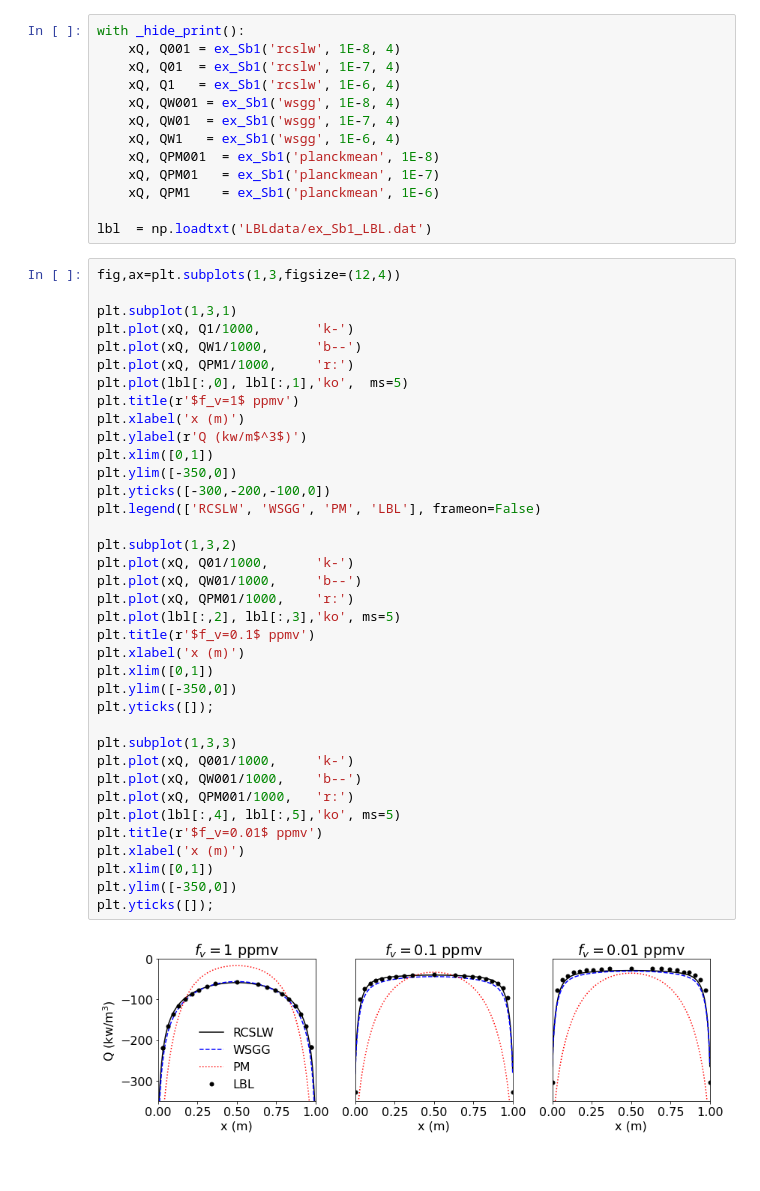
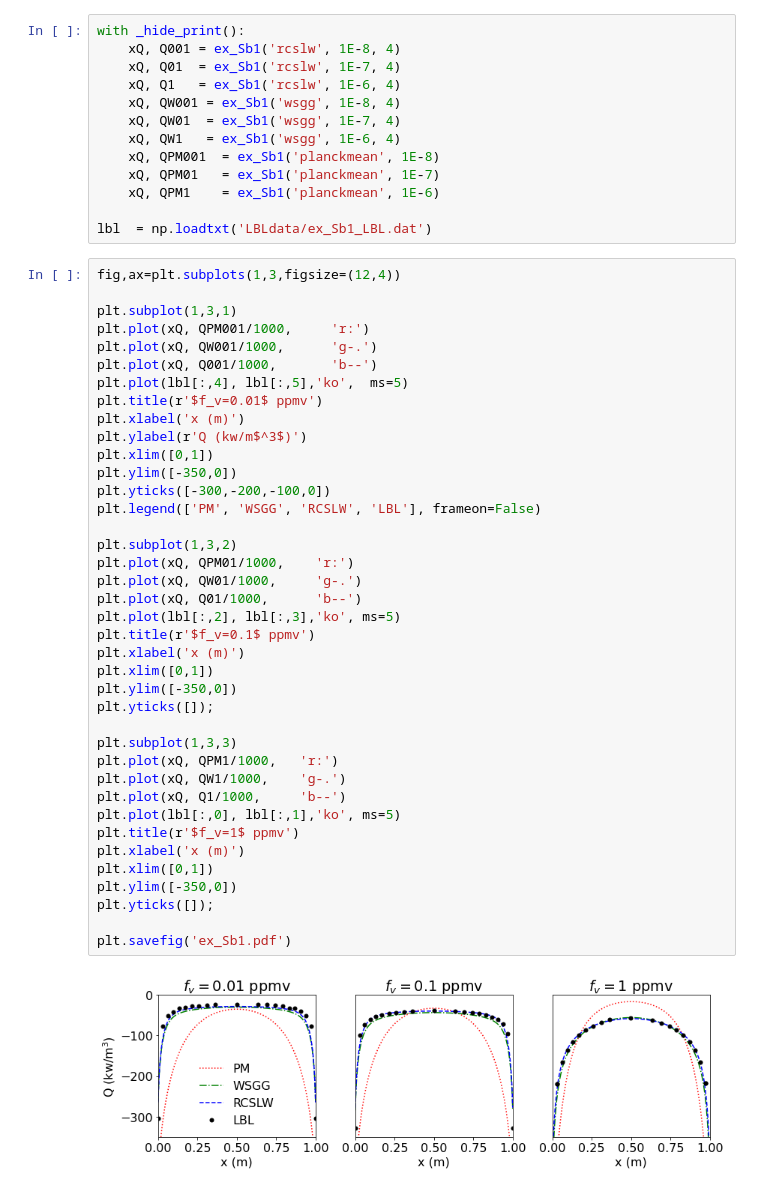
Before and after one commit to BYUignite/radlib, a Jupyter notebook: examples/python/run_and_plot_examples.ipynb, the cells around one changed output. Drawn from its saved outputs; the diff is of its cells as text.

Commit message:
modified soot plot order and S5

```diff
--- a/examples/python/run_and_plot_examples.ipynb
+++ b/examples/python/run_and_plot_examples.ipynb
@@ -490,39 +496,41 @@ lbl  = np.loadtxt('LBLdata/ex_Sb1_LBL.dat')
 # %%
 fig,ax=plt.subplots(1,3,figsize=(12,4))
 
 plt.subplot(1,3,1)
-plt.plot(xQ, Q1/1000,       'k-')
-plt.plot(xQ, QW1/1000,      'b--')
-plt.plot(xQ, QPM1/1000,     'r:')
-plt.plot(lbl[:,0], lbl[:,1],'ko',  ms=5)
-plt.title(r'$f_v=1$ ppmv')
+plt.plot(xQ, QPM001/1000,     'r:')
+plt.plot(xQ, QW001/1000,      'g-.')
+plt.plot(xQ, Q001/1000,       'b--')
+plt.plot(lbl[:,4], lbl[:,5],'ko',  ms=5)
+plt.title(r'$f_v=0.01$ ppmv')
 plt.xlabel('x (m)')
 plt.ylabel(r'Q (kw/m$^3$)')
 plt.xlim([0,1])
 plt.ylim([-350,0])
 plt.yticks([-300,-200,-100,0])
-plt.legend(['RCSLW', 'WSGG', 'PM', 'LBL'], frameon=False)
+plt.legend(['PM', 'WSGG', 'RCSLW', 'LBL'], frameon=False)
 
 plt.subplot(1,3,2)
-plt.plot(xQ, Q01/1000,      'k-')
-plt.plot(xQ, QW01/1000,     'b--')
 plt.plot(xQ, QPM01/1000,    'r:')
+plt.plot(xQ, QW01/1000,     'g-.')
+plt.plot(xQ, Q01/1000,      'b--')
 plt.plot(lbl[:,2], lbl[:,3],'ko', ms=5)
 plt.title(r'$f_v=0.1$ ppmv')
 plt.xlabel('x (m)')
 plt.xlim([0,1])
 plt.ylim([-350,0])
 plt.yticks([]);
 
 plt.subplot(1,3,3)
-plt.plot(xQ, Q001/1000,     'k-')
-plt.plot(xQ, QW001/1000,    'b--')
-plt.plot(xQ, QPM001/1000,   'r:')
-plt.plot(lbl[:,4], lbl[:,5],'ko', ms=5)
-plt.title(r'$f_v=0.01$ ppmv')
+plt.plot(xQ, QPM1/1000,   'r:')
+plt.plot(xQ, QW1/1000,    'g-.')
+plt.plot(xQ, Q1/1000,     'b--')
+plt.plot(lbl[:,0], lbl[:,1],'ko', ms=5)
+plt.title(r'$f_v=1$ ppmv')
 plt.xlabel('x (m)')
 plt.xlim([0,1])
 plt.ylim([-350,0])
 plt.yticks([]);
+
+plt.savefig('ex_Sb1.pdf')
 # %% [output]
-[figure, old version]
+[figure, new version]
```
Also changed, not shown: parts of 2 cells of this notebook.
